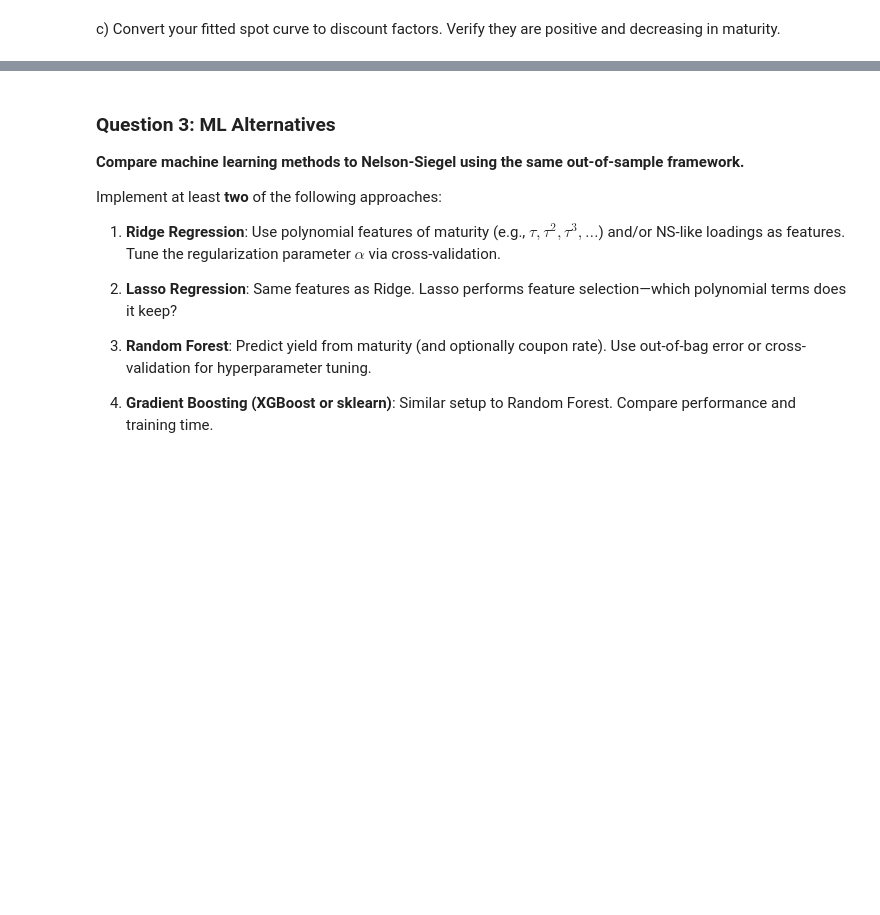
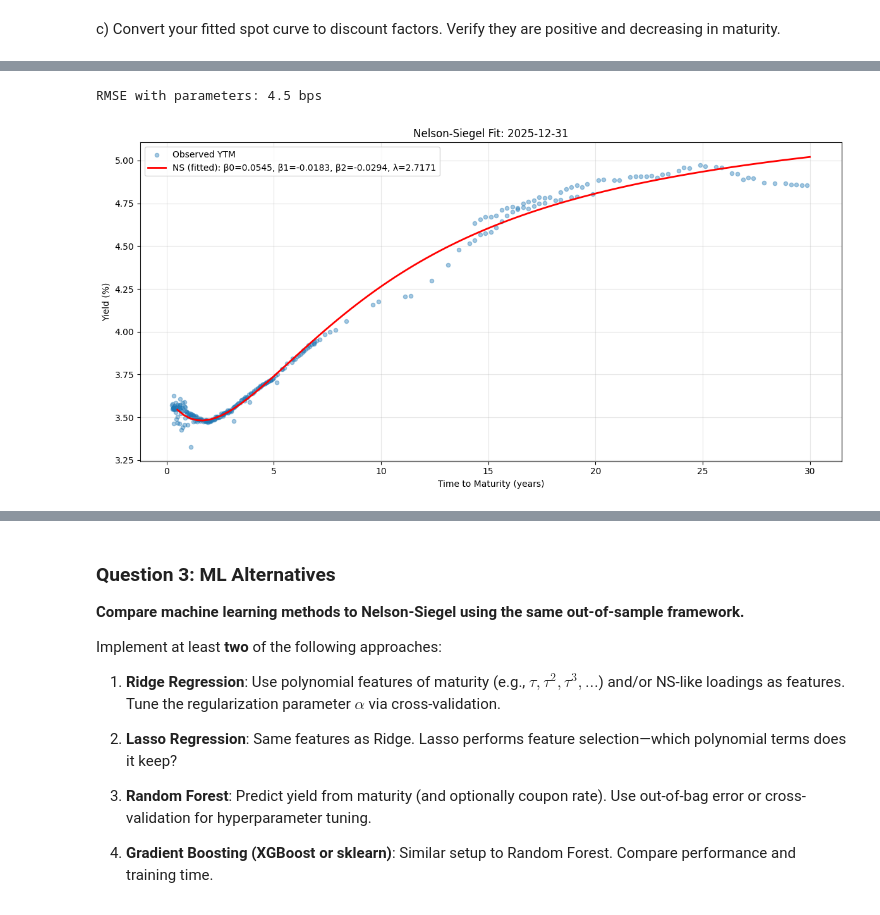
Before and after one commit to AdithSrinivasan/treasury-curve-models, a Jupyter notebook: curve.ipynb, the cells around one changed output, grey strips where cells are left out. Saved outputs shown, nothing was run; the diff lists cells and outputs as text; code cells hidden in the pictures; blank space fills up the shorter version.

```diff
--- a/curve.ipynb
+++ b/curve.ipynb
@@ -369,0 +360,9 @@ d) **Time-series analysis**: Using the weekly panel, fit NS to at least 50 dates
+# %%
+def train_test(quotes):
+    bins = [0, 2, 10, float('inf')]
+    labels = ['Money Market', 'Capital Market', 'Long-Term']
+    quotes['maturity_bin'] = pd.cut(quotes['ttm'], bins=bins, labels=labels, right=True)
+    train_ns, test_ns = train_test_split(quotes, test_size=0.2, stratify=quotes['maturity_bin'])
+    return train_ns, test_ns
+# %%
+train_ns, test_ns = train_test(quotes)
@@ -369,0 +374,5 @@ d) **Time-series analysis**: Using the weekly panel, fit NS to at least 50 dates
+# %%
+params, rmse_train = plot_ns(train_ns)
+# %% [output]
+RMSE with parameters: 4.5 bps
+[figure, added]
```
Also changed, not shown: parts of 13 cells of this notebook.
